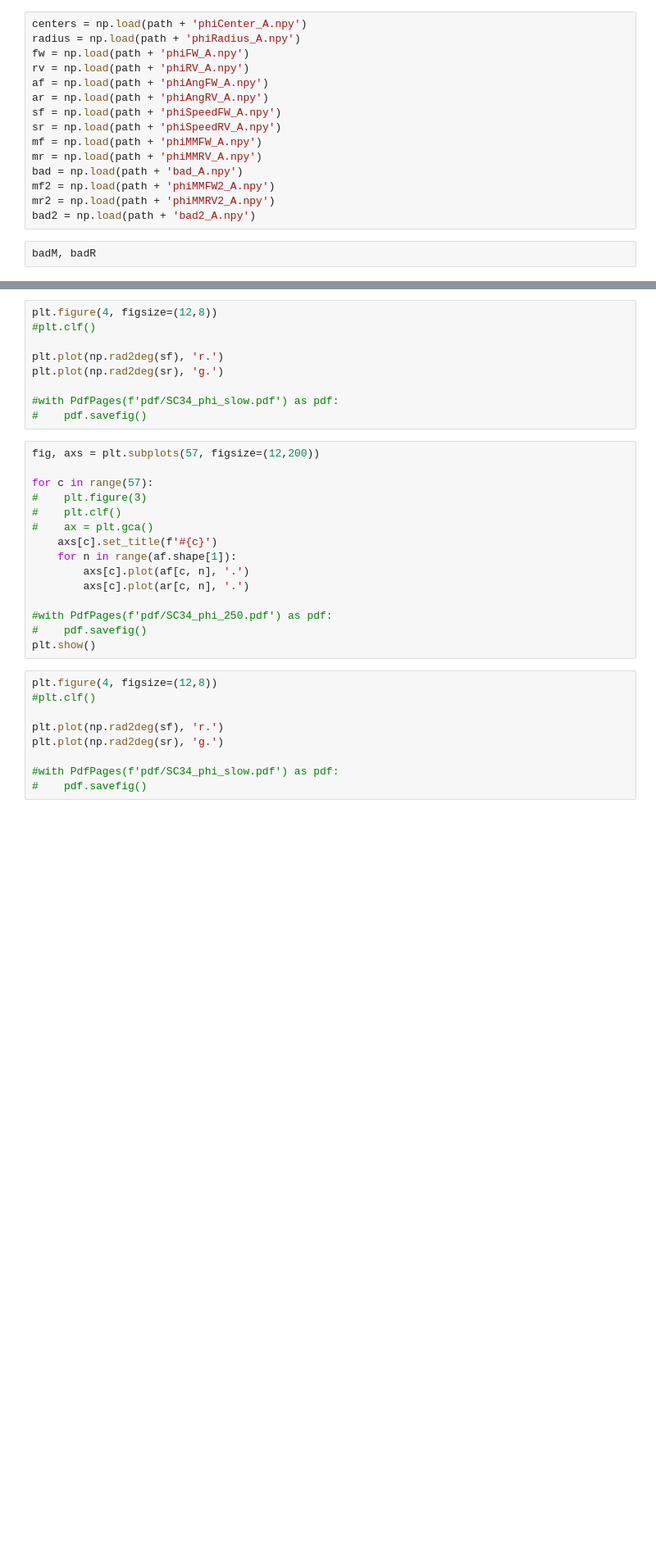
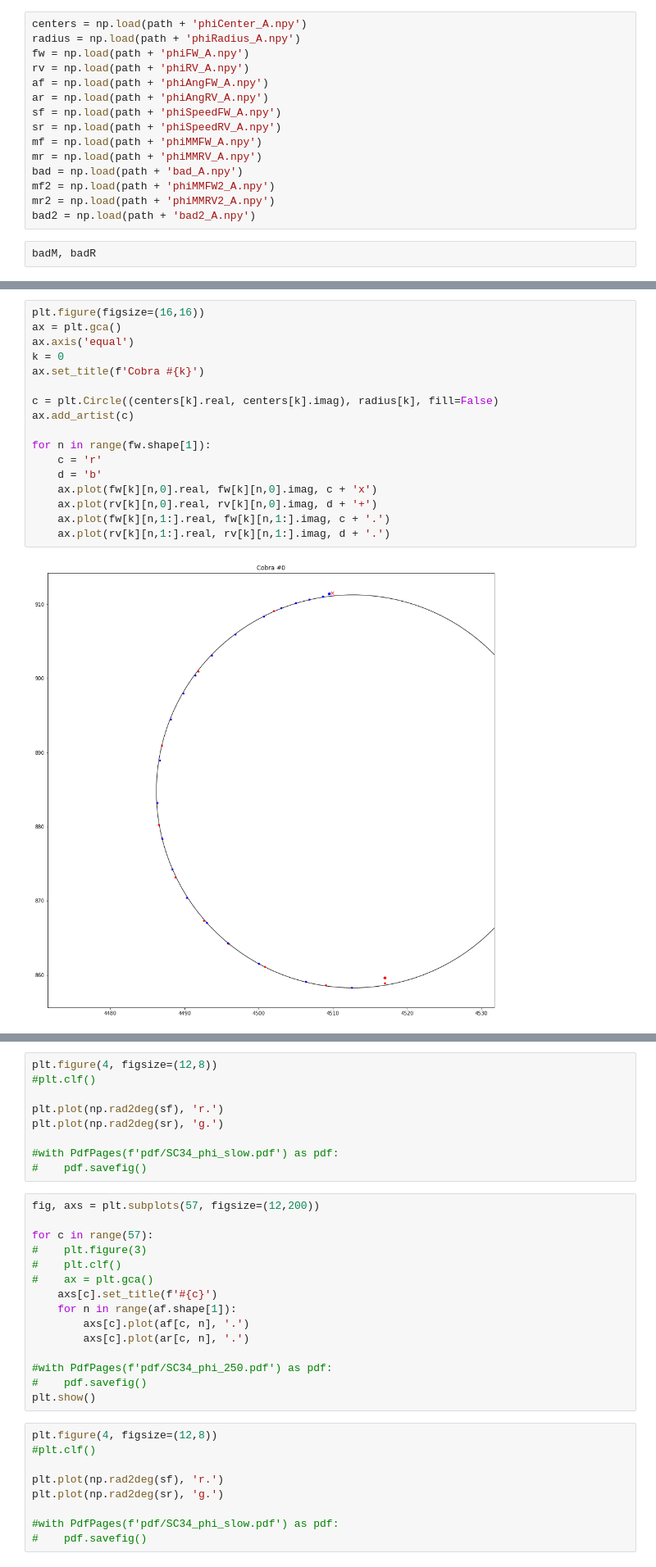
Before and after one commit to Subaru-PFS/ics_cobraCharmer, a Jupyter notebook: procedures/moduleTest/motor2maps.ipynb, the cells around one changed output, grey strips where cells are left out. Shown at 82% size. Cells and saved outputs as stored; diff of their text form; blank space fills up the shorter version.

```diff
--- a/procedures/moduleTest/motor2maps.ipynb
+++ b/procedures/moduleTest/motor2maps.ipynb
@@ -136,0 +142,19 @@ plt.show()
+# %%
+plt.figure(figsize=(16,16))
+ax = plt.gca()
+ax.axis('equal')
+k = 0
+ax.set_title(f'Cobra #{k}')
+
+c = plt.Circle((centers[k].real, centers[k].imag), radius[k], fill=False)
+ax.add_artist(c)
+
+for n in range(fw.shape[1]):
+    c = 'r'
+    d = 'b'
+    ax.plot(fw[k][n,0].real, fw[k][n,0].imag, c + 'x')
+    ax.plot(rv[k][n,0].real, rv[k][n,0].imag, d + '+')
+    ax.plot(fw[k][n,1:].real, fw[k][n,1:].imag, c + '.')
+    ax.plot(rv[k][n,1:].real, rv[k][n,1:].imag, d + '.')
+# %% [output]
+[figure, added]
```
Also changed, not shown: parts of 14 cells of this notebook, 6 other files.
